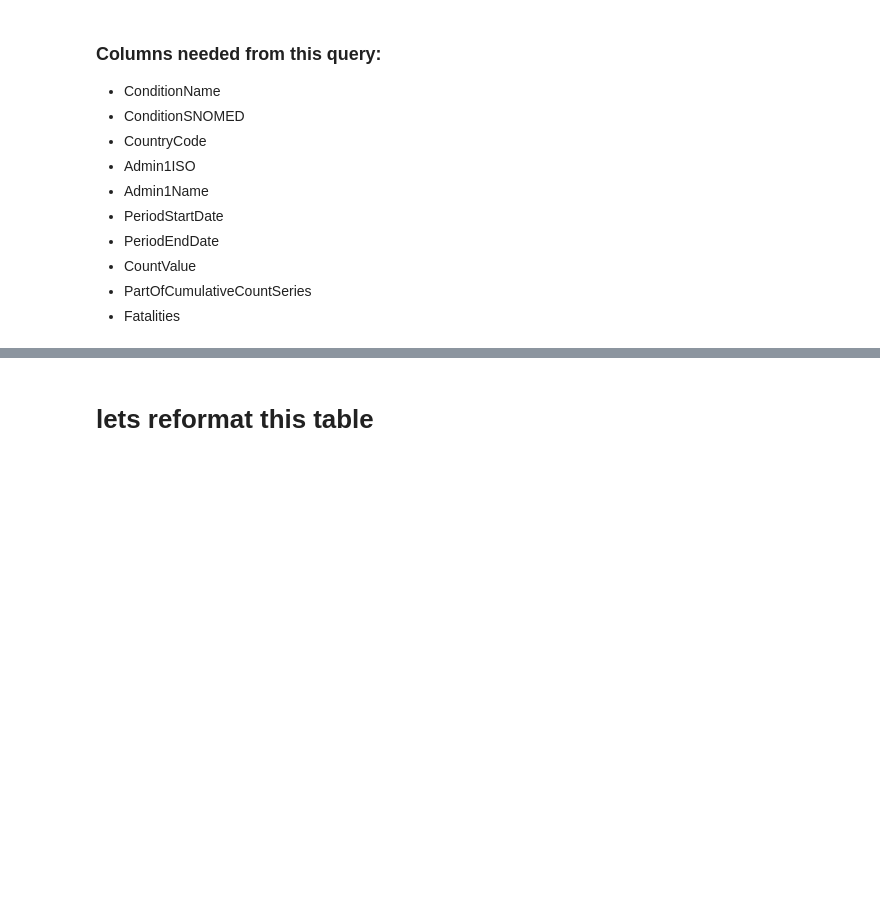
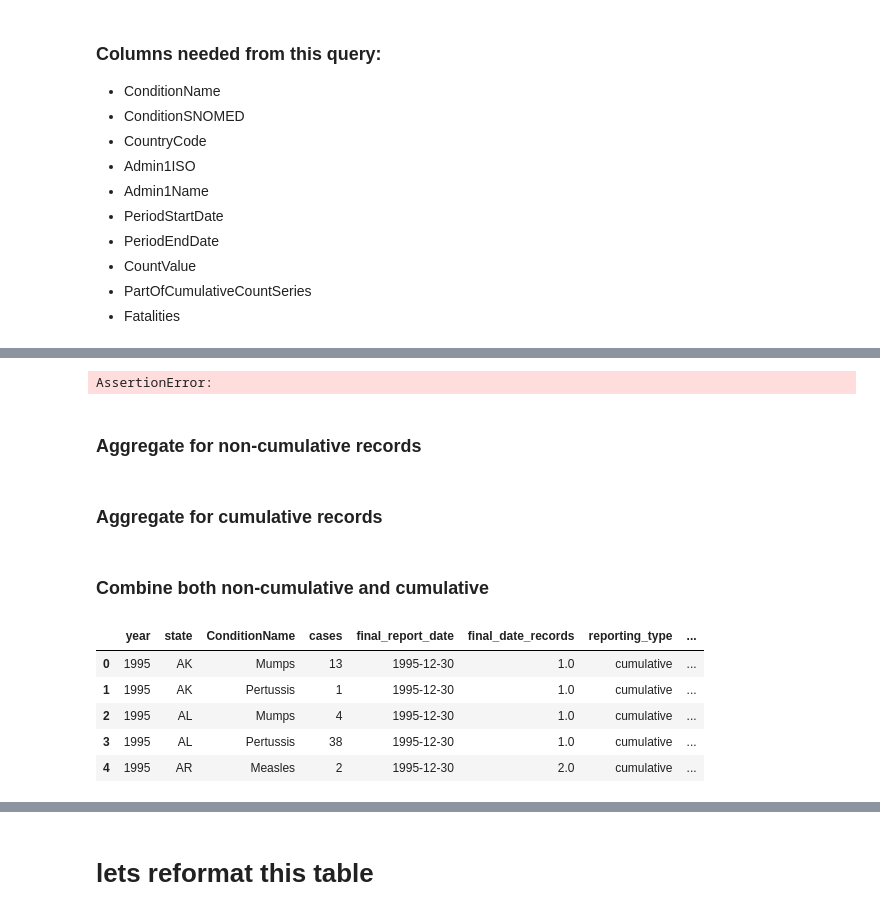
Before and after one commit to FusRaDa/biot670i_capstone_vaccination_project, a Jupyter notebook: rada_notebooks/99_tycho_api.ipynb, the cells around one changed output, grey strips where cells are left out. Drawn from its saved outputs; the diff is of its cells as text; code cells hidden in the pictures; blank space fills up the shorter version.

```diff
--- a/rada_notebooks/99_tycho_api.ipynb
+++ b/rada_notebooks/99_tycho_api.ipynb
@@ -258,0 +236,6 @@ cases_wide_df.head()
+# %%
+assert False
+# %% [output]
+AssertionError:
+# %% [markdown]
+### Aggregate for non-cumulative records
@@ -258,0 +260,2 @@ cases_wide_df.head()
+# %% [markdown]
+### Aggregate for cumulative records
@@ -258,0 +288,36 @@ cases_wide_df.head()
+# %% [markdown]
+### Combine both non-cumulative and cumulative
+# %%
+state_year_cases_long = pd.concat(
+    [cumulative_df, non_cumulative_df],
+    ignore_index=True
+)
+
+state_year_cases_long["priority"] = (
+    state_year_cases_long["reporting_type"]
+    .map({
+        "cumulative": 1,
+        "non_cumulative": 2
+    })
+)
+
+state_year_cases_long = (
+    state_year_cases_long
+    .sort_values("priority")
+    .drop_duplicates(
+        subset=group_columns,
+        keep="first"
+    )
+    .drop(columns="priority")
+    .sort_values(group_columns)
+    .reset_index(drop=True)
+)
+
+state_year_cases_long.head()
+# %% [output]
+|  | year | state | ConditionName | cases | final_report_date | final_date_records | reporting_type | ... |
+| 0 | 1995 | AK | Mumps | 13 | 1995-12-30 | 1.0 | cumulative | ... |
+| 1 | 1995 | AK | Pertussis | 1 | 1995-12-30 | 1.0 | cumulative | ... |
+| 2 | 1995 | AL | Mumps | 4 | 1995-12-30 | 1.0 | cumulative | ... |
+| 3 | 1995 | AL | Pertussis | 38 | 1995-12-30 | 1.0 | cumulative | ... |
+| 4 | 1995 | AR | Measles | 2 | 1995-12-30 | 2.0 | cumulative | ... |
```
Also changed, not shown: parts of 29 cells of this notebook, 5 other files.
